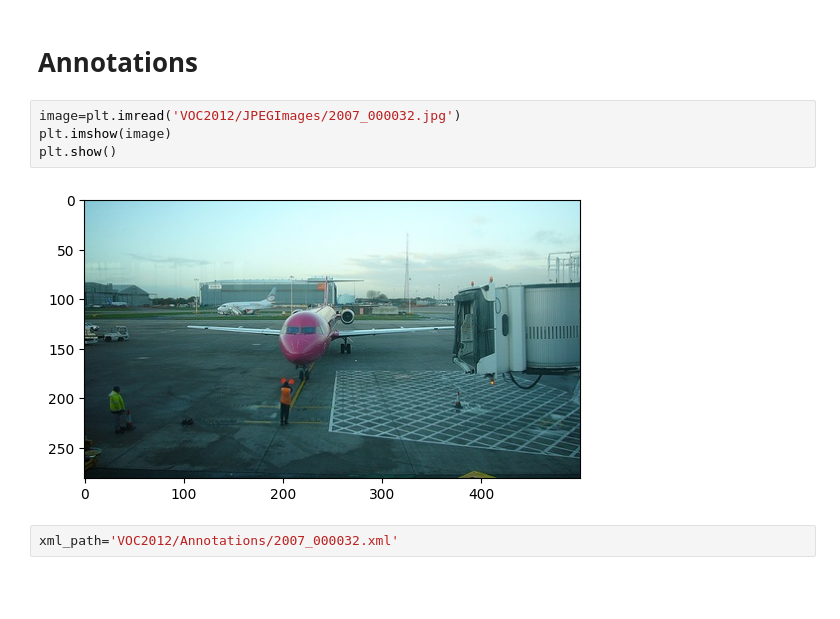
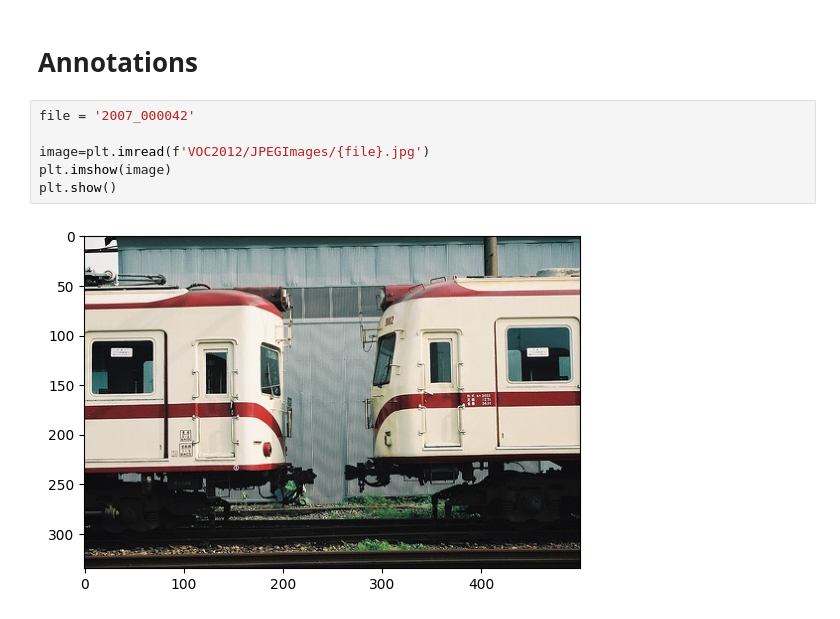
Before and after one commit to ikaankeskin/MLXdatasets, a Jupyter notebook: ObjectDetection/PASCAL/PascalViewer.ipynb, the cells around one changed output. Cells and saved outputs as stored; diff of their text form; blank space fills up the shorter version.

```diff
--- a/ObjectDetection/PASCAL/PascalViewer.ipynb
+++ b/ObjectDetection/PASCAL/PascalViewer.ipynb
@@ -80,10 +66,10 @@ plt.show()
 # %% [markdown]
 # Annotations
 # %%
-image=plt.imread('VOC2012/JPEGImages/2007_000032.jpg')
+file = '2007_000042'
+
+image=plt.imread(f'VOC2012/JPEGImages/{file}.jpg')
 plt.imshow(image)
 plt.show()
 # %% [output]
-[figure, old version]
+[figure, new version]
-# %%
-xml_path='VOC2012/Annotations/2007_000032.xml'
```
Also changed, not shown: parts of 13 cells of this notebook.
